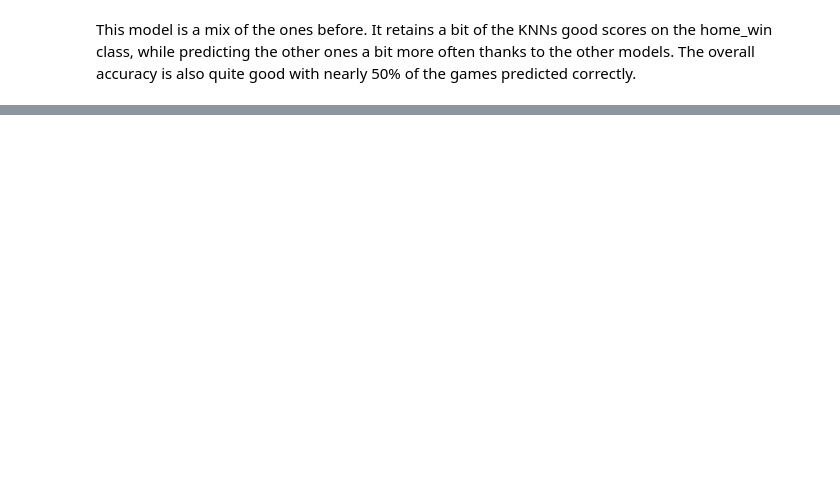
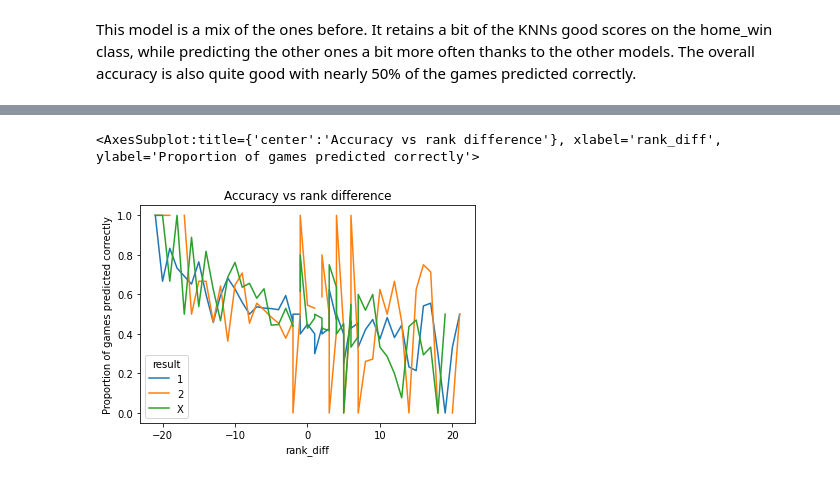
Before and after one commit to jannik-j/la-quiniela, a Jupyter notebook: analysis/ModelAnalysis.ipynb, the cells around one changed output, grey strips where cells are left out. Cells and saved outputs as stored; diff of their text form; code cells hidden in the pictures; blank space fills up the shorter version.

```diff
--- a/analysis/ModelAnalysis.ipynb
+++ b/analysis/ModelAnalysis.ipynb
@@ -331,0 +377,9 @@ This model is a mix of the ones before. It retains a bit of the KNNs good scores
+# %%
+df_test['result'] = y_test
+df_test.pivot_table(index='rank_diff', columns='result', values='correct', aggfunc=np.mean).plot.line(
+    ylabel='Proportion of games predicted correctly',
+    title='Accuracy vs rank difference'
+)
+# %% [output]
+<AxesSubplot:title={'center':'Accuracy vs rank difference'}, xlabel='rank_diff', ylabel='Proportion of games predicted correctly'>
+[figure, added]
```
Also changed, not shown: parts of 30 cells of this notebook, 11 other files.
